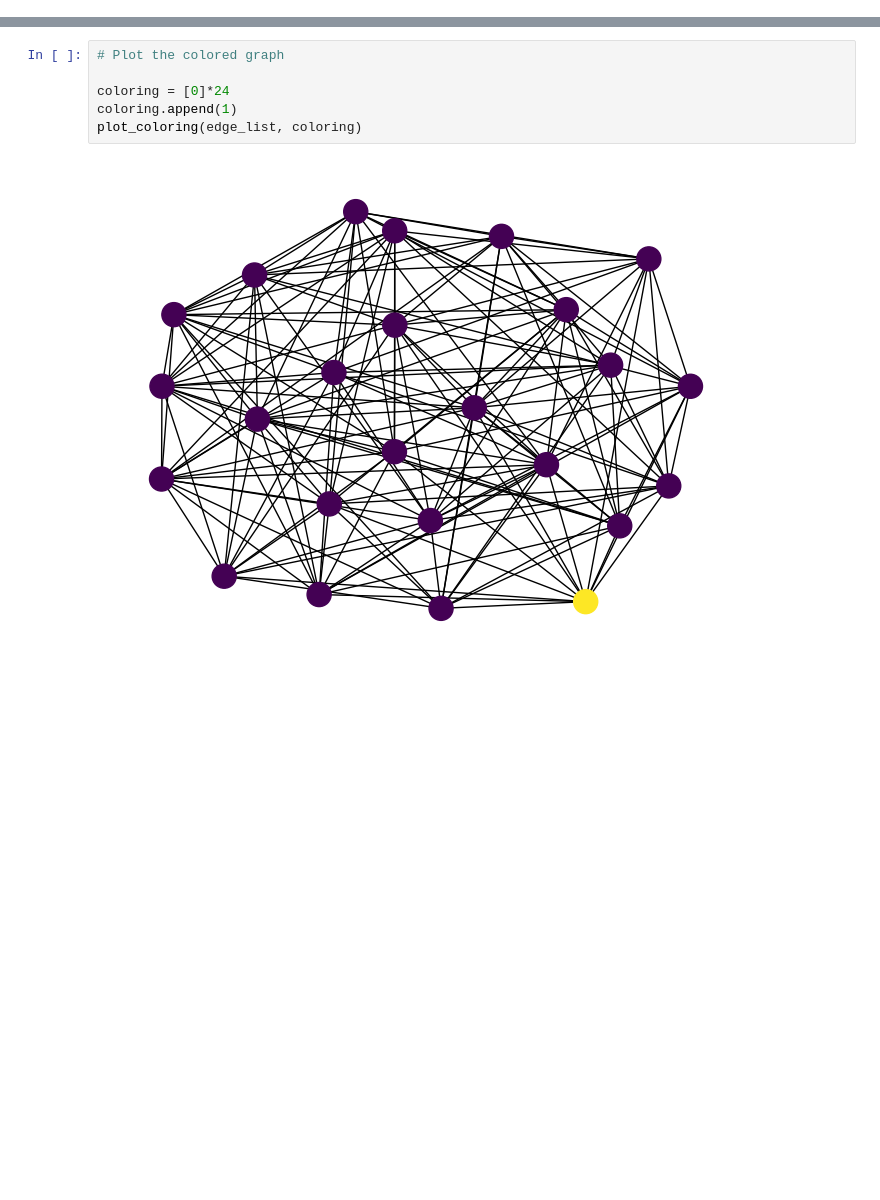
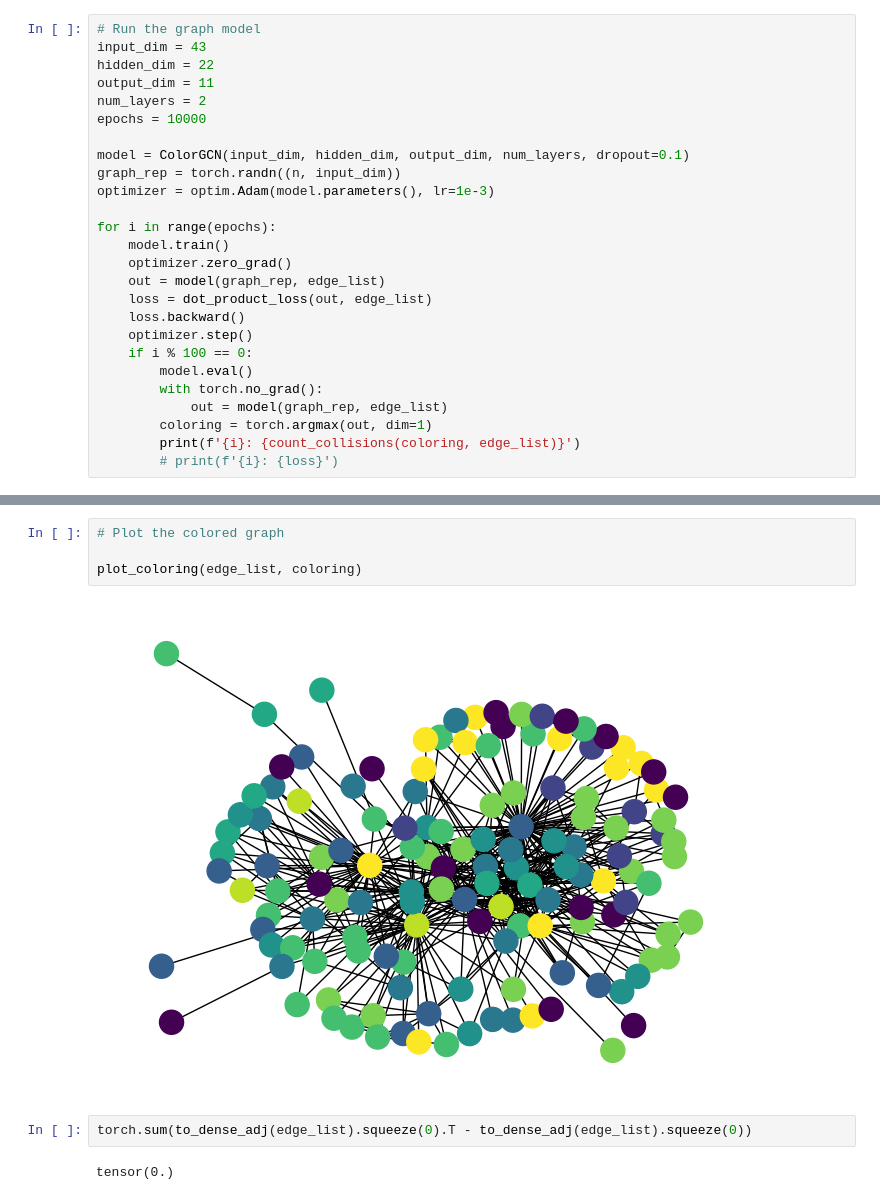
Before and after one commit to dipplestix/GNN, a Jupyter notebook: color_notebook.ipynb, the cells around one changed output, grey strips where cells are left out. Drawn from its saved outputs; the diff is of its cells as text; blank space fills up the shorter version.

Commit message:
Visualization and a sample notebook to run the process.

```diff
--- a/color_notebook.ipynb
+++ b/color_notebook.ipynb
@@ -15,0 +72,26 @@ epochs = 1000
+# %%
+# Run the graph model
+input_dim = 43
+hidden_dim = 22
+output_dim = 11
+num_layers = 2
+epochs = 10000
+
+model = ColorGCN(input_dim, hidden_dim, output_dim, num_layers, dropout=0.1)
+graph_rep = torch.randn((n, input_dim))
+optimizer = optim.Adam(model.parameters(), lr=1e-3)
+
+for i in range(epochs):
+    model.train()
+    optimizer.zero_grad()
+    out = model(graph_rep, edge_list)
+    loss = dot_product_loss(out, edge_list)
+    loss.backward()
+    optimizer.step()
+    if i % 100 == 0:
+        model.eval()
+        with torch.no_grad():
+            out = model(graph_rep, edge_list)
+        coloring = torch.argmax(out, dim=1)
+        print(f'{i}: {count_collisions(coloring, edge_list)}')
+        # print(f'{i}: {loss}')
@@ -16,8 +130,10 @@ epochs = 1000
 # %%
 # Plot the colored graph
 
-coloring = [0]*24
-coloring.append(1)
 plot_coloring(edge_list, coloring)
 # %% [output]
-[figure, old version]
+[figure, new version]
+# %%
+torch.sum(to_dense_adj(edge_list).squeeze(0).T - to_dense_adj(edge_list).squeeze(0))
+# %% [output]
+tensor(0.)
```
Also changed, not shown: parts of 7 cells of this notebook, 1 other file.
